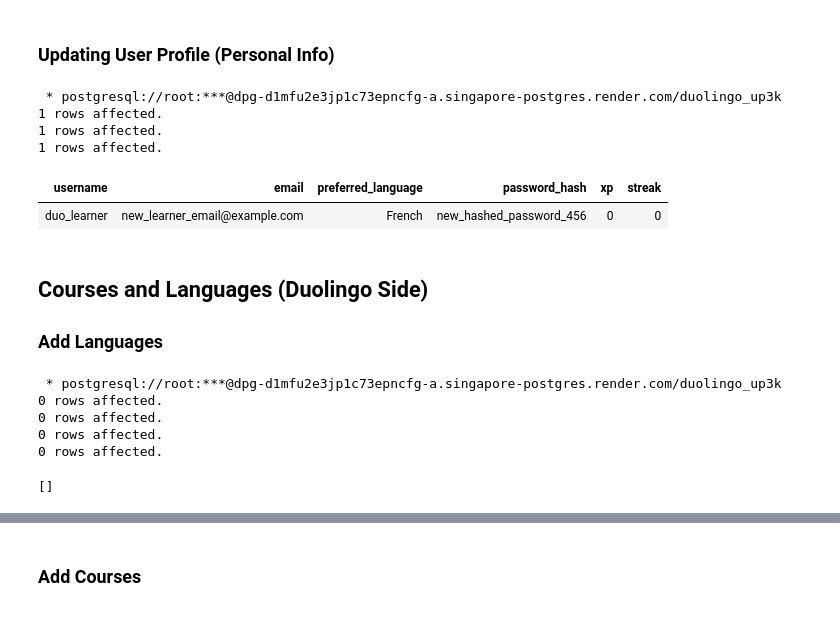
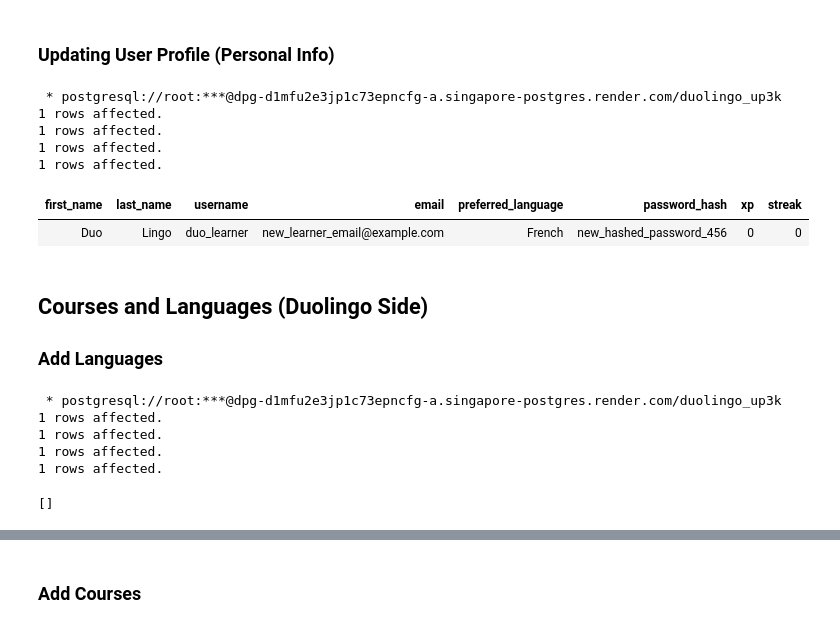
Before and after one commit to Guy-Thatchakorn/Database_foundation, a Jupyter notebook: Duolingo_Database_Final_Project.ipynb, the cells around one changed output, grey strips where cells are left out. Saved outputs shown, nothing was run; the diff lists cells and outputs as text; code cells hidden in the pictures.

```diff
--- a/Duolingo_Database_Final_Project.ipynb
+++ b/Duolingo_Database_Final_Project.ipynb
@@ -94,48 +94,47 @@ WHERE username = 'language_master';
 # %%
 %%sql
 -- Edit 'duo_learner's email and preferred language
 UPDATE users
 SET
     email = 'new_learner_email@example.com',
     preferred_language = 'French'
 WHERE username = 'duo_learner';
 
--- In a real app, password changes would involve hashing the new password.
--- Example: Update password_hash for 'duo_learner'
 UPDATE users
 SET password_hash = 'new_hashed_password_456' -- New hashed password from application logic
 WHERE username = 'duo_learner';
 
--- If you add first_name and last_name:
--- UPDATE users
--- SET first_name = 'Duo', last_name = 'Lingo'
--- WHERE username = 'duo_learner';
+
+UPDATE users
+SET first_name = 'Duo', last_name = 'Lingo'
+WHERE username = 'duo_learner';
 
 -- Verify profile update
-SELECT username, email, preferred_language, password_hash, xp, streak
+SELECT first_name, last_name, username, email, preferred_language, password_hash, xp, streak
 FROM users
 WHERE username = 'duo_learner';
 # %% [output]
  * postgresql://root:***@dpg-d1mfu2e3jp1c73epncfg-a.singapore-postgres.render.com/duolingo_up3k
 1 rows affected.
 1 rows affected.
 1 rows affected.
+1 rows affected.
-| username | email | preferred_language | password_hash | xp | streak |
-| duo_learner | new_learner_email@example.com | French | new_hashed_password_456 | 0 | 0 |
+| first_name | last_name | username | email | preferred_language | password_hash | xp | streak |
+| Duo | Lingo | duo_learner | new_learner_email@example.com | French | new_hashed_password_456 | 0 | 0 |
 # %% [markdown]
 ## Courses and Languages (Duolingo Side)
 ### Add Languages
 # %%
 %%sql
 -- Add some languages
-INSERT INTO languages (name) VALUES ('English') ON CONFLICT (name) DO NOTHING;
-INSERT INTO languages (name) VALUES ('Spanish') ON CONFLICT (name) DO NOTHING;
-INSERT INTO languages (name) VALUES ('French') ON CONFLICT (name) DO NOTHING;
-INSERT INTO languages (name) VALUES ('German') ON CONFLICT (name) DO NOTHING;
+INSERT INTO languages (name) VALUES ('NewLang1') ON CONFLICT (name) DO NOTHING;
+INSERT INTO languages (name) VALUES ('NewLang2') ON CONFLICT (name) DO NOTHING;
+INSERT INTO languages (name) VALUES ('NewLang3') ON CONFLICT (name) DO NOTHING;
+INSERT INTO languages (name) VALUES ('NewLang4') ON CONFLICT (name) DO NOTHING;
 # %% [output]
  * postgresql://root:***@dpg-d1mfu2e3jp1c73epncfg-a.singapore-postgres.render.com/duolingo_up3k
-0 rows affected.
-0 rows affected.
-0 rows affected.
-0 rows affected.
+1 rows affected.
+1 rows affected.
+1 rows affected.
+1 rows affected.
 []
```
Also changed, not shown: parts of 8 cells of this notebook.
